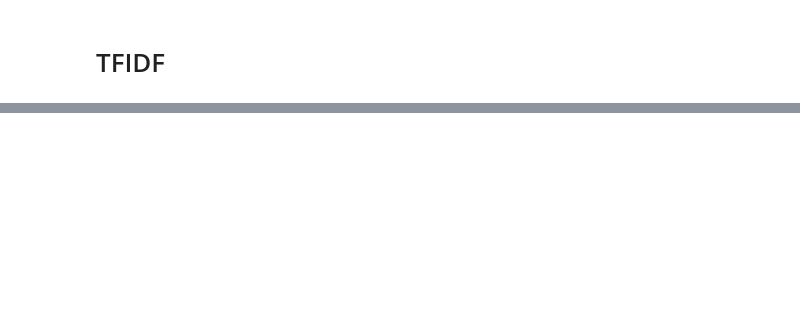
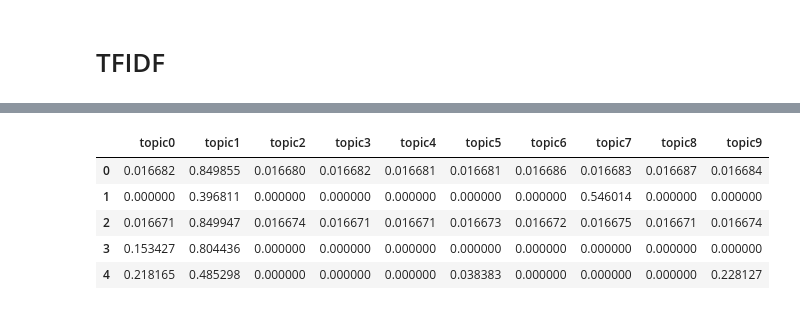
Before and after one commit to brenfrrs/twitter_sentiment_analysis, a Jupyter notebook: Dj-eda.ipynb, the cells around one changed output, grey strips where cells are left out. Cells and saved outputs as stored; diff of their text form; code cells hidden in the pictures; blank space fills up the shorter version.

```diff
--- a/Dj-eda.ipynb
+++ b/Dj-eda.ipynb
@@ -529,0 +552,11 @@ test
+# %%
+lda_tfidf_df.fillna(0, inplace=True)
+
+lda_tfidf_df.head()
+# %% [output]
+|  | topic0 | topic1 | topic2 | topic3 | topic4 | topic5 | topic6 | topic7 | topic8 | topic9 |
+| 0 | 0.016682 | 0.849855 | 0.016680 | 0.016682 | 0.016681 | 0.016681 | 0.016686 | 0.016683 | 0.016687 | 0.016684 |
+| 1 | 0.000000 | 0.396811 | 0.000000 | 0.000000 | 0.000000 | 0.000000 | 0.000000 | 0.546014 | 0.000000 | 0.000000 |
+| 2 | 0.016671 | 0.849947 | 0.016674 | 0.016671 | 0.016671 | 0.016673 | 0.016672 | 0.016675 | 0.016671 | 0.016674 |
+| 3 | 0.153427 | 0.804436 | 0.000000 | 0.000000 | 0.000000 | 0.000000 | 0.000000 | 0.000000 | 0.000000 | 0.000000 |
+| 4 | 0.218165 | 0.485298 | 0.000000 | 0.000000 | 0.000000 | 0.038383 | 0.000000 | 0.000000 | 0.000000 | 0.228127 |
```
Also changed, not shown: parts of 55 cells of this notebook.
